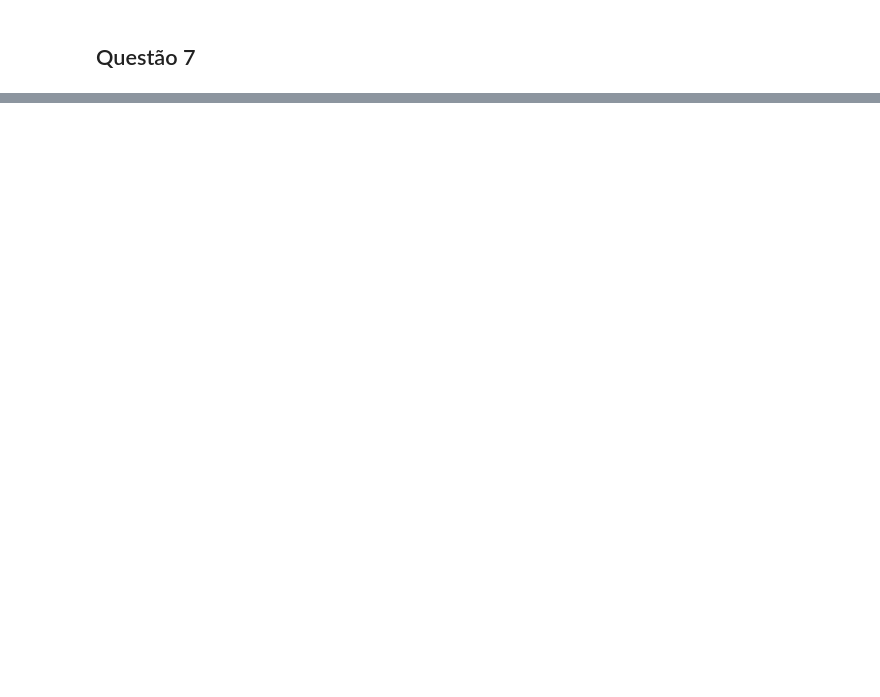
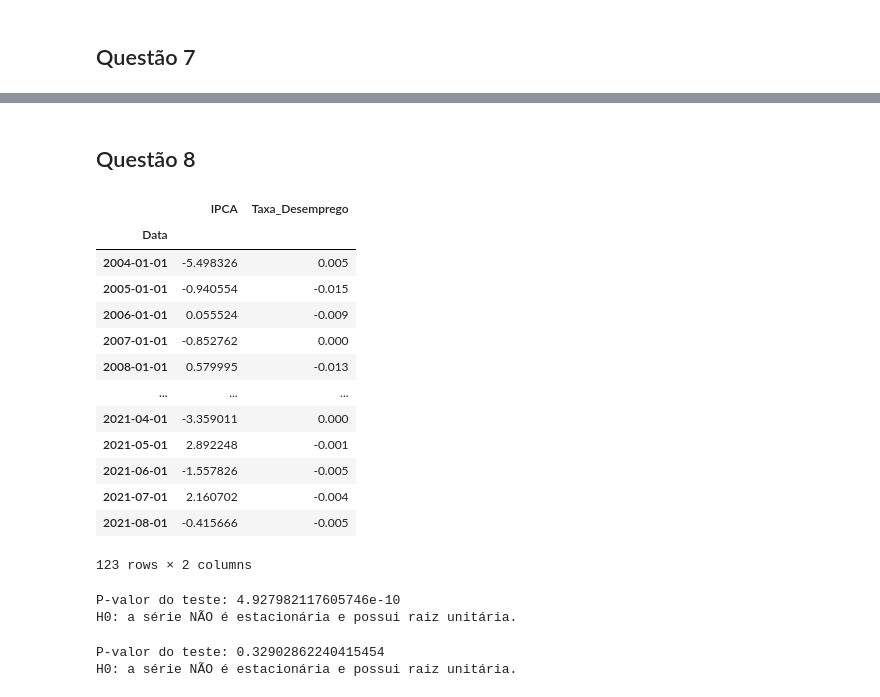
Before and after one commit to Pugianf/Big_Data_and_Public_Sector_III-Economic_Development, a Jupyter notebook: Trablaho_Final_Big_Data_e_Setor_Público_III.ipynb, the cells around one changed output, grey strips where cells are left out. Cells and saved outputs as stored; diff of their text form; code cells hidden in the pictures; blank space fills up the shorter version.

```diff
--- a/Trablaho_Final_Big_Data_e_Setor_Público_III.ipynb
+++ b/Trablaho_Final_Big_Data_e_Setor_Público_III.ipynb
@@ -408,0 +380,49 @@ Text(0, 0.5, 'Taxa de Desemprego')
+# %% [markdown]
+## Questão 8
+# %%
+# fazendo as diferenças das taxas de inflação e desemprego e retirando a linha com valores nulos
+
+dfDados_diff = dfDados.diff().dropna()
+# %%
+# conferindo o dataframe das diferenças
+
+dfDados_diff
+# %% [output]
+|  | IPCA | Taxa_Desemprego |
+| Data |  |  |
+| 2004-01-01 | -5.498326 | 0.005 |
+| 2005-01-01 | -0.940554 | -0.015 |
+| 2006-01-01 | 0.055524 | -0.009 |
+| 2007-01-01 | -0.852762 | 0.000 |
+| 2008-01-01 | 0.579995 | -0.013 |
+| ... | ... | ... |
+| 2021-04-01 | -3.359011 | 0.000 |
+| 2021-05-01 | 2.892248 | -0.001 |
+| 2021-06-01 | -1.557826 | -0.005 |
+| 2021-07-01 | 2.160702 | -0.004 |
+| 2021-08-01 | -0.415666 | -0.005 |
+123 rows × 2 columns
+# %%
+# realizando o teste de estacionariedade para IPCA
+
+resultado_IPCA = adfuller(dfDados_diff['IPCA'], autolag='AIC')
+
+print(f"P-valor do teste: {resultado_IPCA[1]}")
+print("H0: a série NÃO é estacionária e possui raiz unitária.")
+
+# nesse caso, rejeita-se a hipótese nula e nota-se que a série IPCA é estacionária
+# %% [output]
+P-valor do teste: 4.927982117605746e-10
+H0: a série NÃO é estacionária e possui raiz unitária.
+# %%
+# realizando teste de estacionariedade para taxa de desemprego
+
+resultado_desemprego = adfuller(dfDados_diff['Taxa_Desemprego'], autolag='AIC')
+
+print(f"P-valor do teste: {resultado_desemprego[1]}")
+print("H0: a série NÃO é estacionária e possui raiz unitária.")
+
+# com p-value maior que 0.05, não se pode rejeitar a hipótese nula, os dados são não estacionários
+# %% [output]
+P-valor do teste: 0.32902862240415454
+H0: a série NÃO é estacionária e possui raiz unitária.
```
Also changed, not shown: parts of 14 cells of this notebook.
